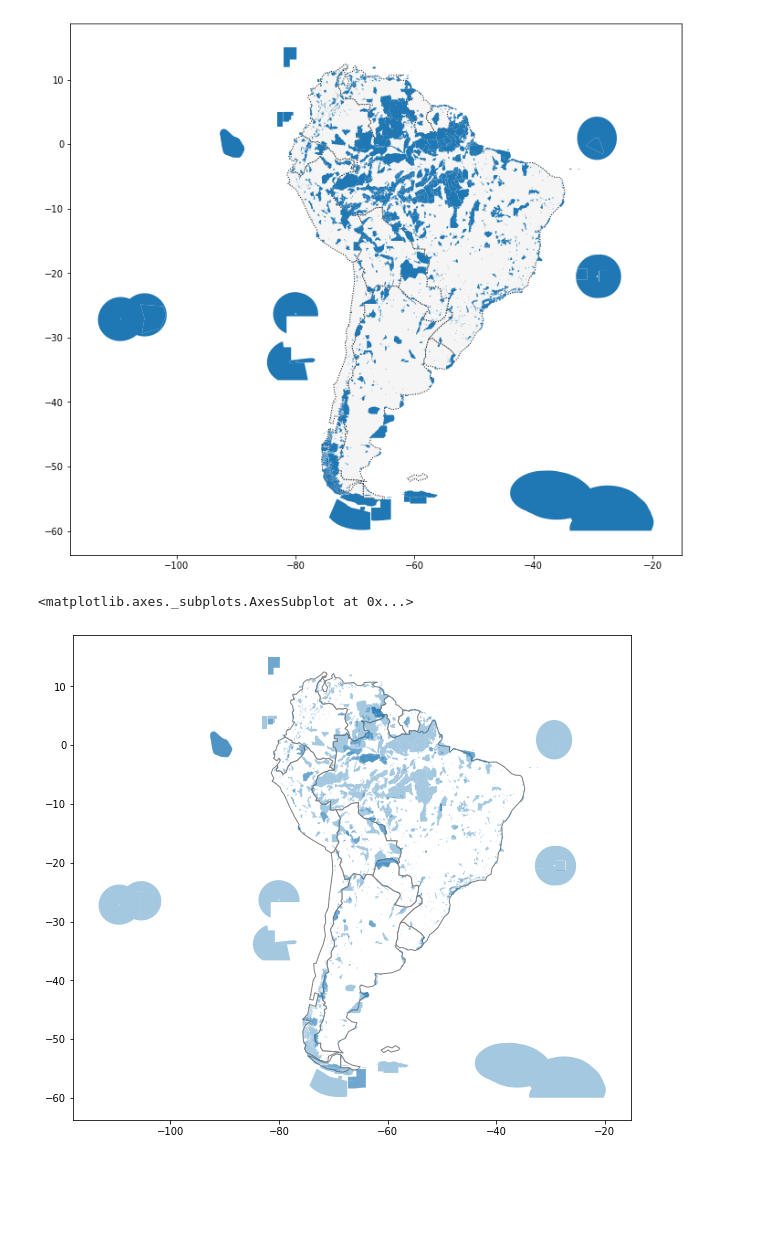
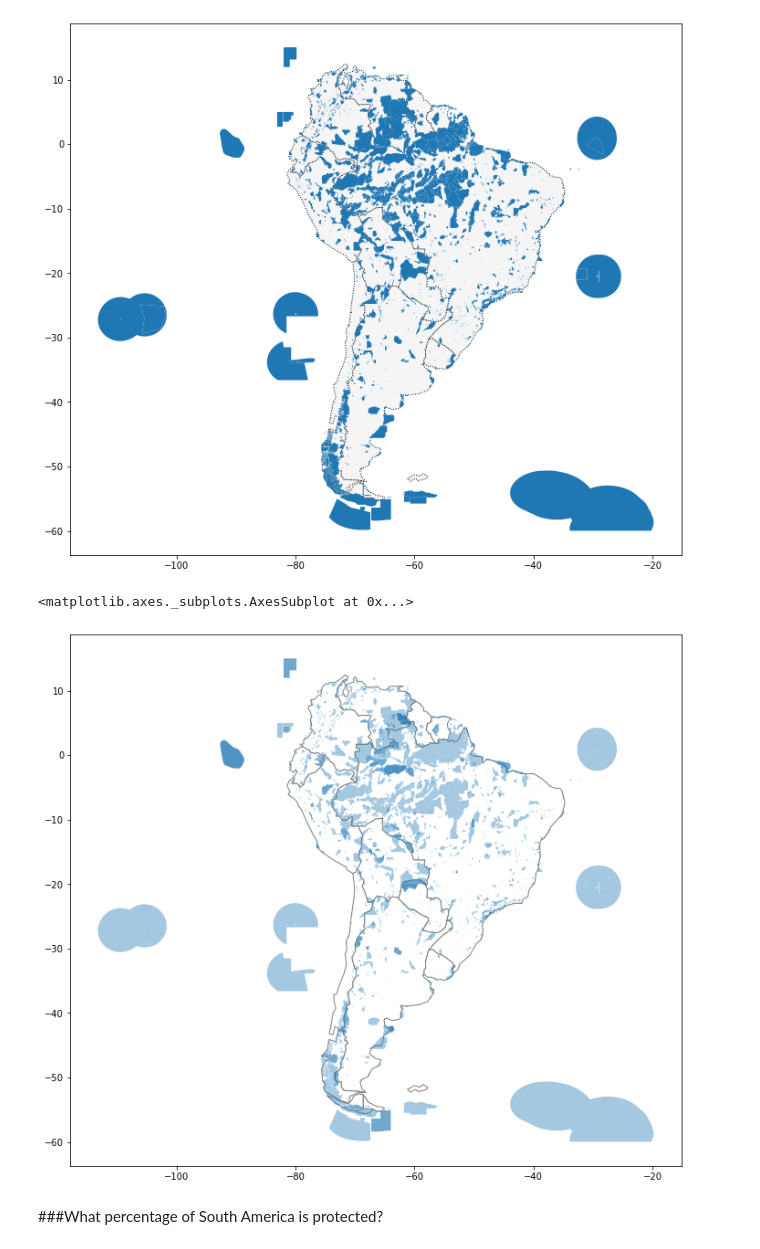
Before and after one commit to subhayuroy/BirdMigration_Tracking, a Jupyter notebook: Migration.ipynb, the cells around one changed output. Saved outputs shown, nothing was run; the diff lists cells and outputs as text; code cells hidden in the pictures; blank space fills up the shorter version.

```diff
--- a/Migration.ipynb
+++ b/Migration.ipynb
@@ -154,8 +154,10 @@ protected_areas.plot(ax=ax, markersize=2)
 # %%
 south_america = americas.loc[americas['continent']=='South America']
 
-ax = south_america.plot(figsize=(10,10), color='white', edgecolor='gray')
+ax = south_america.plot(figsize=(12,12), color='white', edgecolor='gray')
 protected_areas.plot(ax=ax, alpha=0.4)
 # %% [output]
 <matplotlib.axes._subplots.AxesSubplot at 0x...>
-[figure, old version]
+[figure, new version]
+# %% [markdown]
+###What percentage of South America is protected?
```
Also changed, not shown: parts of 3 cells of this notebook.
